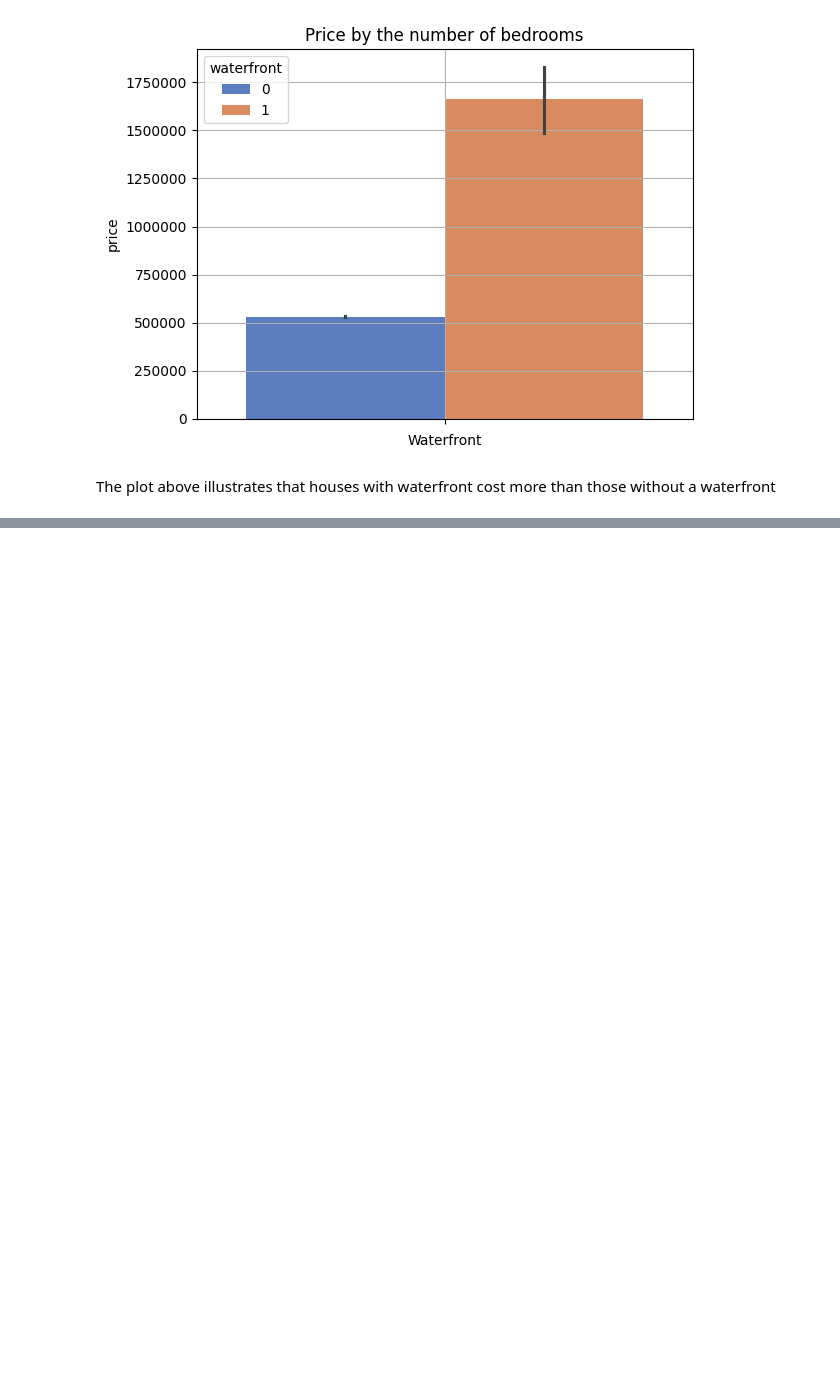
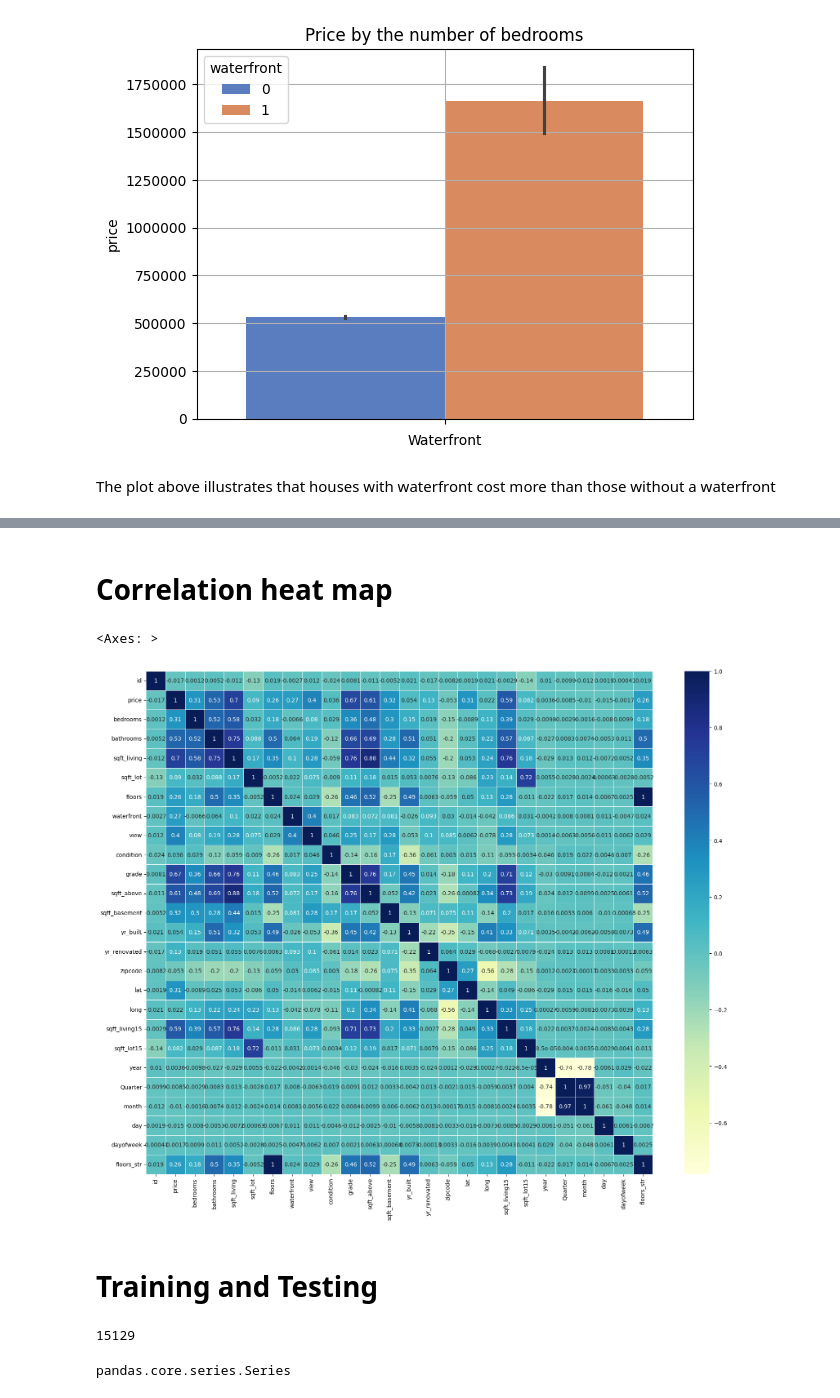
Before and after one commit to Eugene-kem/house-pricing, a Jupyter notebook: Housing.ipynb, the cells around one changed output, grey strips where cells are left out. Saved outputs shown, nothing was run; the diff lists cells and outputs as text; code cells hidden in the pictures; blank space fills up the shorter version.

```diff
--- a/Housing.ipynb
+++ b/Housing.ipynb
@@ -309,0 +362,22 @@ df
+# %% [markdown]
+# Correlation heat map
+# %%
+corr = df.corr(numeric_only=True)['price'].sort_values(ascending=False)
+plt.figure(figsize=(20,16))
+sns.heatmap(df.corr(), annot= True, linewidths=0.5,cmap="YlGnBu")
+# %% [output]
+<Axes: >
+[figure, added]
+# %% [markdown]
+# Training and Testing
+# %%
+from sklearn.model_selection import train_test_split
+
+x= df.drop('price',axis=1)
+y= df['price']
+
+x_train,x_test,y_train,y_test = train_test_split(x,y,test_size=0.3,random_state=10)
+len(x_train)
+len(y_train)
+# %% [output]
+15129
@@ -309,0 +387,4 @@ df
+# %%
+type(y_train)
+# %% [output]
+pandas.core.series.Series
```
Also changed, not shown: parts of 19 cells of this notebook.
